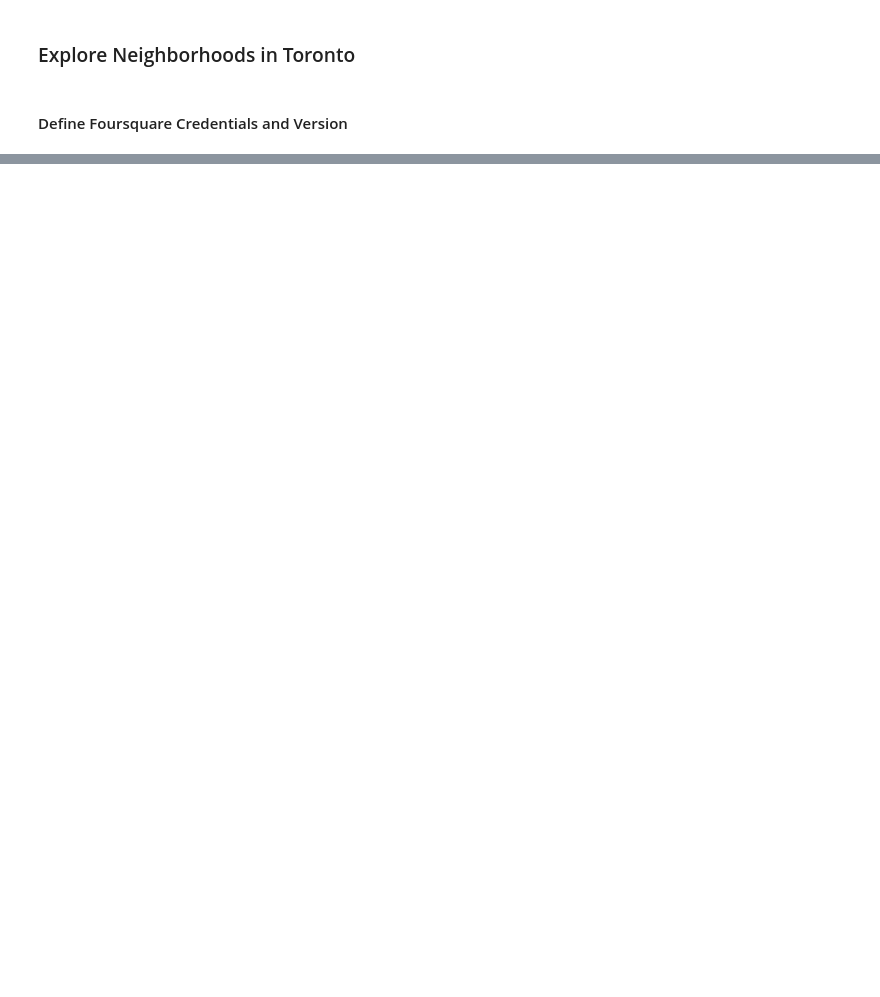
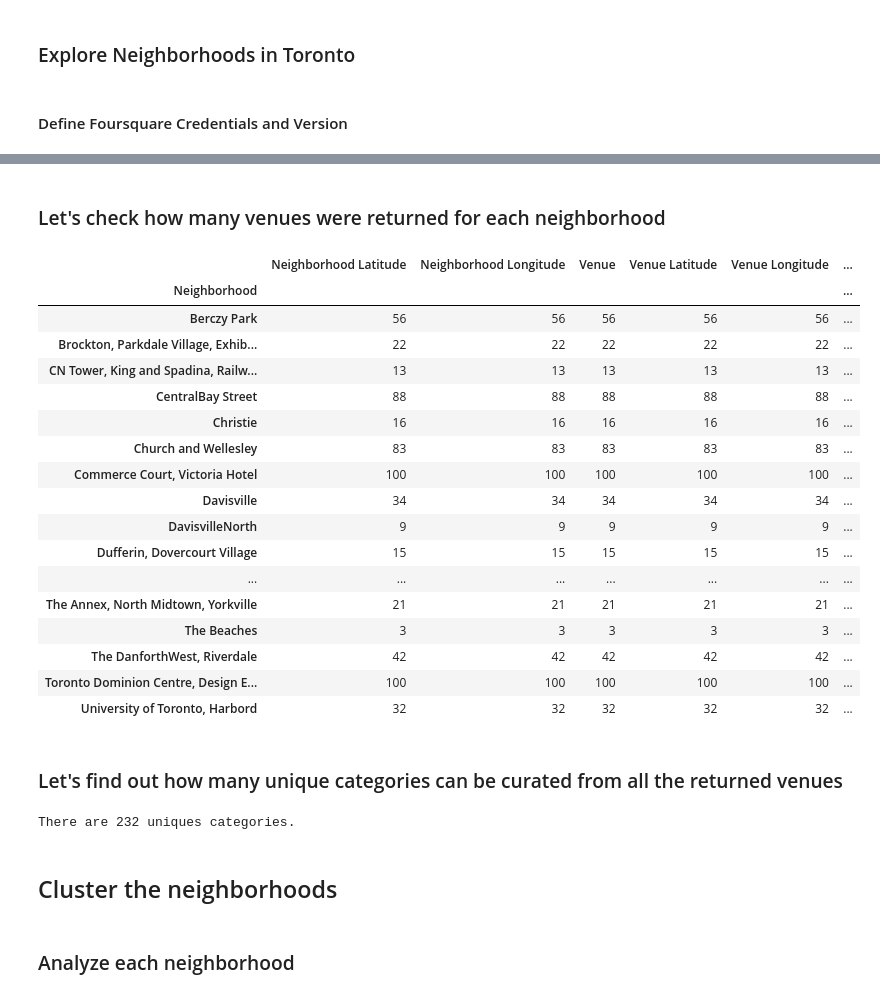
Before and after one commit to alidastgheib/coursera-capstone-project, a Jupyter notebook: Assignment of week 3 - part 3.ipynb, the cells around one changed output, grey strips where cells are left out. Saved outputs shown, nothing was run; the diff lists cells and outputs as text; code cells hidden in the pictures; blank space fills up the shorter version.

```diff
--- a/Assignment of week 3 - part 3.ipynb
+++ b/Assignment of week 3 - part 3.ipynb
@@ -61,3 +69,21 @@ tds = table.find_all('td')
+# %%
+# compute the neighborhood string based on a list of strings extracted from the td data
+def computeNeighborhood(inputStringList):
+    neighborhood = None
+
+    processed = extractString(inputStringList, '(')
+    processed = extractString(processed, ')')
+    processed = extractString(processed, '/')
+
+    for s in processed:
+        sClean = s.strip()
+        if sClean != '':
+            if neighborhood == None:
+                neighborhood = sClean
+            else:
+                neighborhood = neighborhood + ', ' + sClean
+
+    return neighborhood
 # %%
 # function to parse the <td> and return an entry for the dataframe : return PostalCode, Borough, Neighborhood
 def parseTableData(td):
@@ -308,0 +359,33 @@ def getNearbyVenues(names, latitudes, longitudes, radius=500):
+# %% [markdown]
+### Let's check how many venues were returned for each neighborhood
+# %%
+toronto_venues.groupby('Neighborhood').count()
+# %% [output]
+|  | Neighborhood Latitude | Neighborhood Longitude | Venue | Venue Latitude | Venue Longitude | ... |
+| Neighborhood |  |  |  |  |  | ... |
+| Berczy Park | 56 | 56 | 56 | 56 | 56 | ... |
+| Brockton, Parkdale Village, Exhib... | 22 | 22 | 22 | 22 | 22 | ... |
+| CN Tower, King and Spadina, Railw... | 13 | 13 | 13 | 13 | 13 | ... |
+| CentralBay Street | 88 | 88 | 88 | 88 | 88 | ... |
+| Christie | 16 | 16 | 16 | 16 | 16 | ... |
+| Church and Wellesley | 83 | 83 | 83 | 83 | 83 | ... |
+| Commerce Court, Victoria Hotel | 100 | 100 | 100 | 100 | 100 | ... |
+| Davisville | 34 | 34 | 34 | 34 | 34 | ... |
+| DavisvilleNorth | 9 | 9 | 9 | 9 | 9 | ... |
+| Dufferin, Dovercourt Village | 15 | 15 | 15 | 15 | 15 | ... |
+| ... | ... | ... | ... | ... | ... | ... |
+| The Annex, North Midtown, Yorkville | 21 | 21 | 21 | 21 | 21 | ... |
+| The Beaches | 3 | 3 | 3 | 3 | 3 | ... |
+| The DanforthWest, Riverdale | 42 | 42 | 42 | 42 | 42 | ... |
+| Toronto Dominion Centre, Design E... | 100 | 100 | 100 | 100 | 100 | ... |
+| University of Toronto, Harbord | 32 | 32 | 32 | 32 | 32 | ... |
+# %% [markdown]
+### Let's find out how many unique categories can be curated from all the returned venues
+# %%
+print('There are {} uniques categories.'.format(len(toronto_venues['Venue Category'].unique())))
+# %% [output]
+There are 232 uniques categories.
+# %% [markdown]
+## Cluster the neighborhoods
+# %% [markdown]
+### Analyze each neighborhood
```
Also changed, not shown: parts of 35 cells of this notebook.
